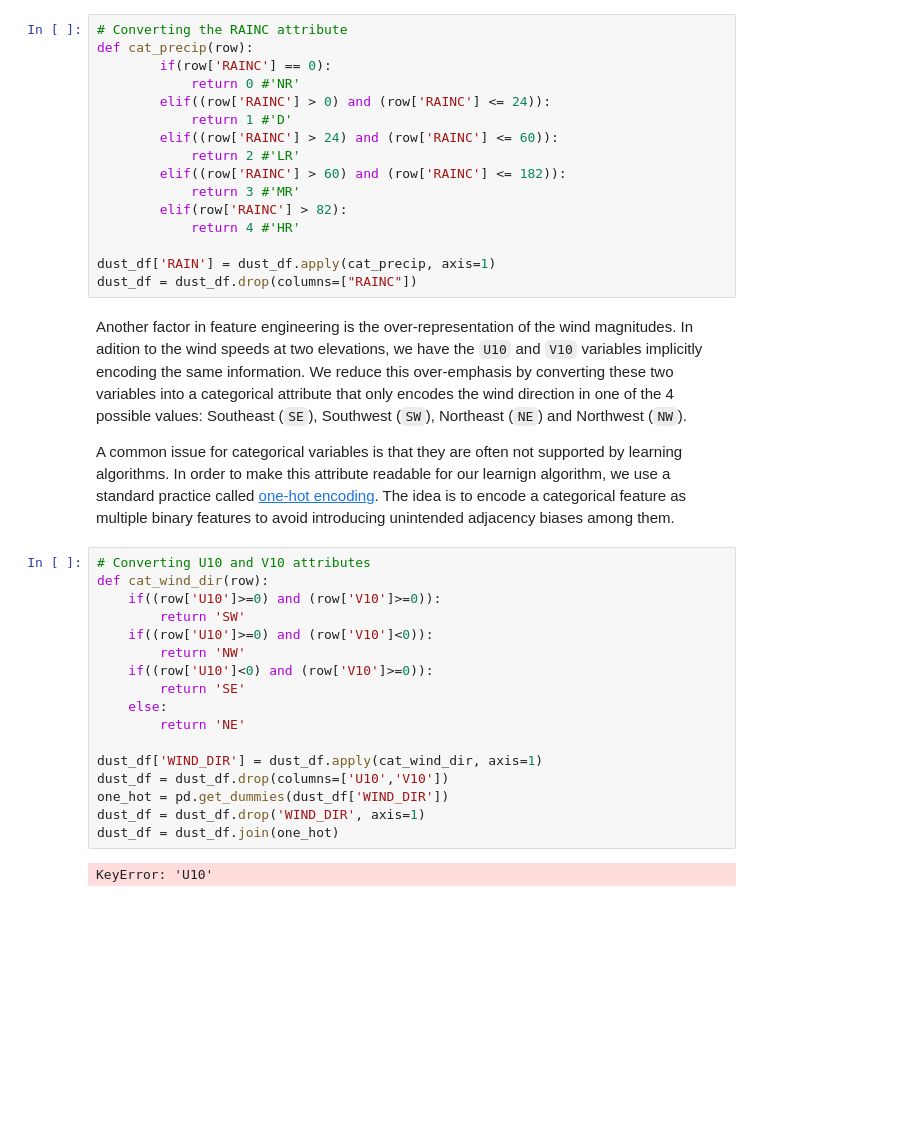
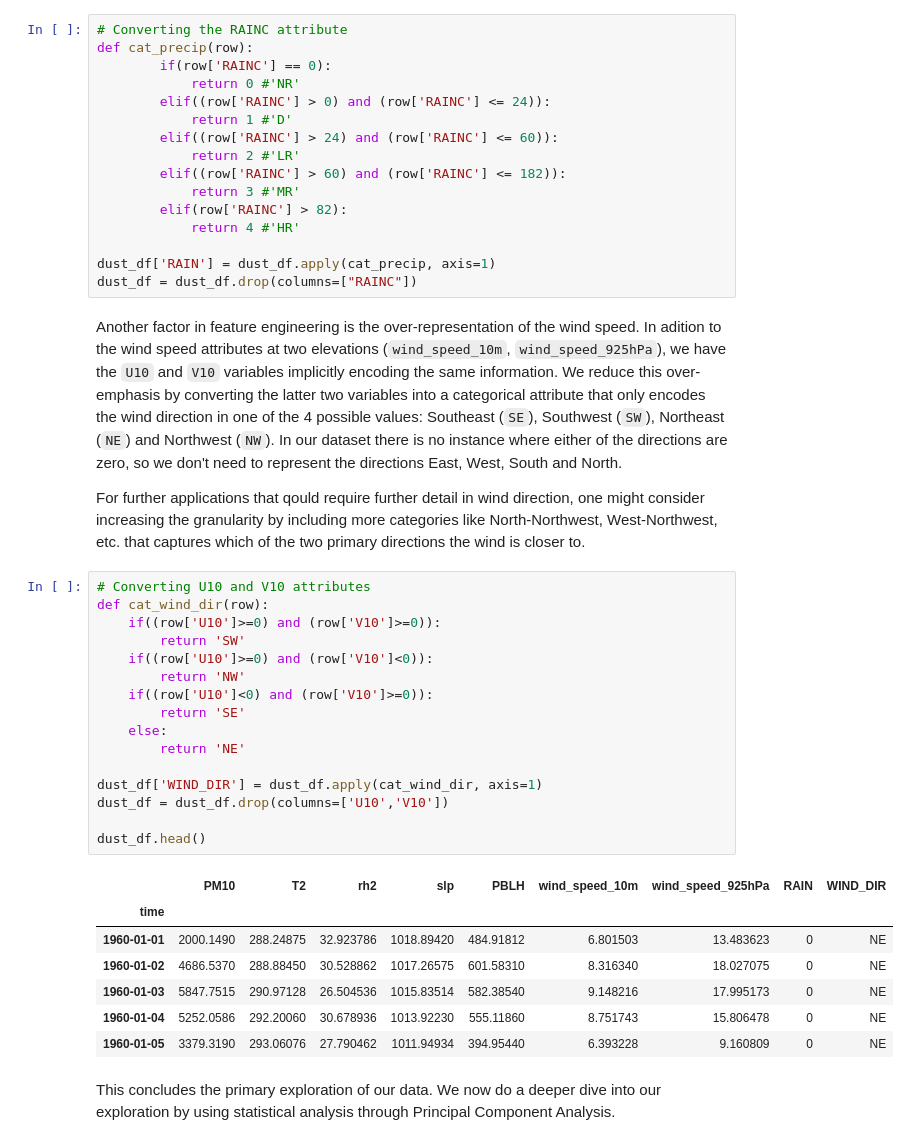
Before and after one commit to projectpythia-mystmd/dust-cookbook, a Jupyter notebook: random_forest.ipynb, the cells around one changed output. Saved outputs shown, nothing was run; the diff lists cells and outputs as text; blank space fills up the shorter version.

Commit message:
Adding the first version of the data exploration  notebook

```diff
--- a/random_forest.ipynb
+++ b/random_forest.ipynb
@@ -45,25 +45,32 @@ def cat_precip(row):
 dust_df['RAIN'] = dust_df.apply(cat_precip, axis=1)
 dust_df = dust_df.drop(columns=["RAINC"])
 # %% [markdown]
-Another factor in feature engineering is the over-representation of the wind magnitudes. In adition to the wind speeds at two elevations, we have the `U10` and `V10` variables implicitly encoding the same information. We reduce this over-emphasis by converting these two variables into a categorical attribute that only encodes the wind direction in one of the 4 possible values: Southeast (`SE`), Southwest (`SW`), Northeast (`NE`) and Northwest (`NW`).
+Another factor in feature engineering is the over-representation of the wind speed. In adition to the wind speed attributes at two elevations (`wind_speed_10m`, `wind_speed_925hPa`), we have the `U10` and `V10` variables implicitly encoding the same information. We reduce this over-emphasis by converting the latter two variables into a categorical attribute that only encodes the wind direction in one of the 4 possible values: Southeast (`SE`), Southwest (`SW`), Northeast (`NE`) and Northwest (`NW`). In our dataset there is no instance where either of the directions are zero, so we don't need to represent the directions East, West, South and North.
 
-A common issue for categorical variables is  that they are often not supported by learning algorithms. In order to make this attribute readable for our learnign algorithm, we use a standard practice called [one-hot encoding](https://scikit-learn.org/stable/modules/preprocessing.html#encoding-categorical-features). The idea is to encode a categorical feature as multiple binary features to avoid introducing unintended adjacency biases among them.
+For further applications that qould require further detail in wind direction, one might consider increasing the granularity by including more categories like North-Northwest, West-Northwest, etc. that captures which of the two primary directions the wind is closer to.
 # %%
 # Converting U10 and V10 attributes
 def cat_wind_dir(row):
     if((row['U10']>=0) and (row['V10']>=0)):
         return 'SW'
     if((row['U10']>=0) and (row['V10']<0)):
         return 'NW'
     if((row['U10']<0) and (row['V10']>=0)):
         return 'SE'
     else:
         return 'NE'
 
 dust_df['WIND_DIR'] = dust_df.apply(cat_wind_dir, axis=1)
 dust_df = dust_df.drop(columns=['U10','V10'])
-one_hot = pd.get_dummies(dust_df['WIND_DIR'])
-dust_df = dust_df.drop('WIND_DIR', axis=1)
-dust_df = dust_df.join(one_hot)
+
+dust_df.head()
 # %% [output]
-KeyError: 'U10'
+|  | PM10 | T2 | rh2 | slp | PBLH | wind_speed_10m | wind_speed_925hPa | RAIN | WIND_DIR |
+| time |  |  |  |  |  |  |  |  |  |
+| 1960-01-01 | 2000.1490 | 288.24875 | 32.923786 | 1018.89420 | 484.91812 | 6.801503 | 13.483623 | 0 | NE |
+| 1960-01-02 | 4686.5370 | 288.88450 | 30.528862 | 1017.26575 | 601.58310 | 8.316340 | 18.027075 | 0 | NE |
+| 1960-01-03 | 5847.7515 | 290.97128 | 26.504536 | 1015.83514 | 582.38540 | 9.148216 | 17.995173 | 0 | NE |
+| 1960-01-04 | 5252.0586 | 292.20060 | 30.678936 | 1013.92230 | 555.11860 | 8.751743 | 15.806478 | 0 | NE |
+| 1960-01-05 | 3379.3190 | 293.06076 | 27.790462 | 1011.94934 | 394.95440 | 6.393228 | 9.160809 | 0 | NE |
+# %% [markdown]
+This concludes the primary exploration of our data. We now do a deeper dive into our exploration by using statistical analysis through Principal Component Analysis.
```
Also changed, not shown: parts of 2 cells of this notebook.
